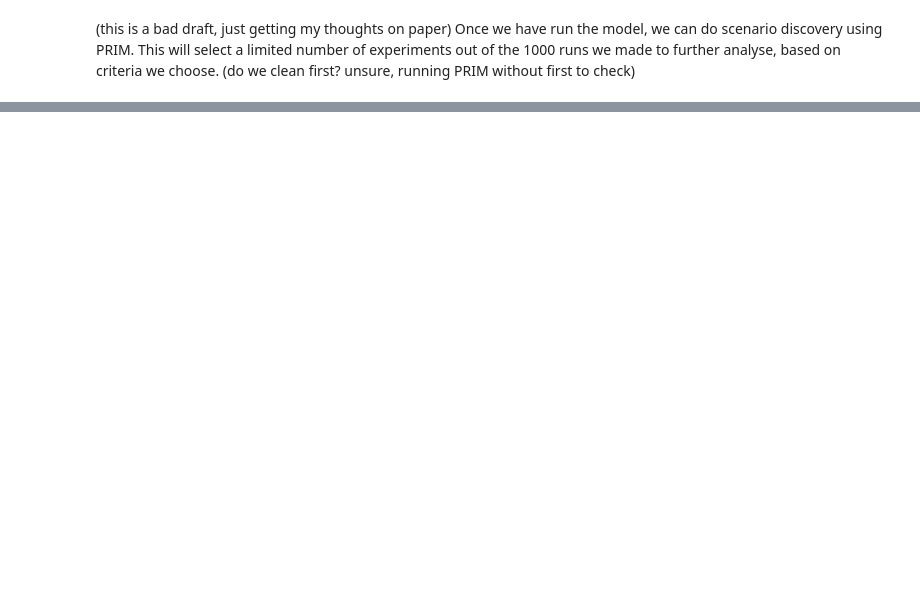
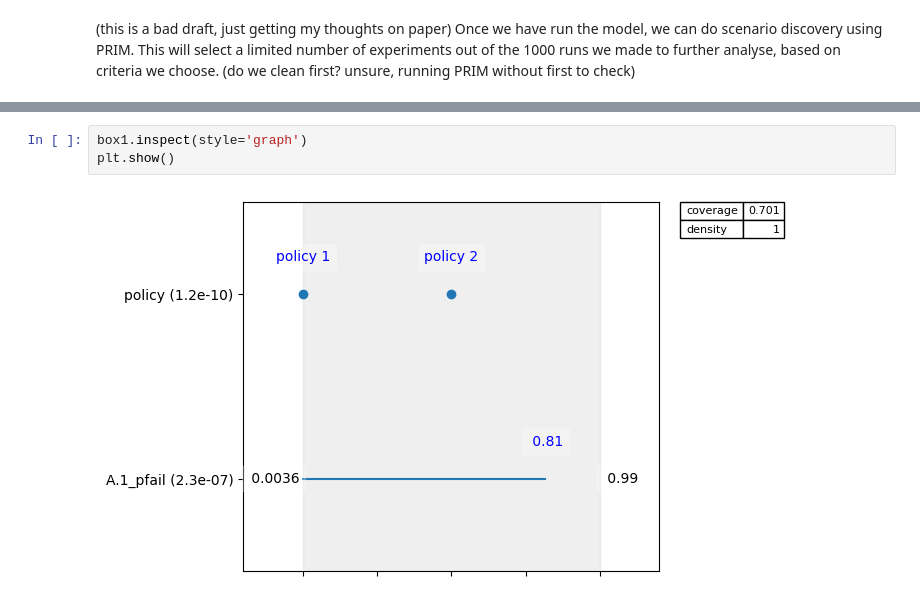
Before and after one commit to TanguiLG/Group13MBDM, a Jupyter notebook: Class Content/final assignment/Problem Formulations.ipynb, the cells around one changed output, grey strips where cells are left out. Drawn from its saved outputs; the diff is of its cells as text; blank space fills up the shorter version.

```diff
--- a/Class Content/final assignment/Problem Formulations.ipynb
+++ b/Class Content/final assignment/Problem Formulations.ipynb
@@ -221,0 +228,5 @@ AttributeError: module 'matplotlib' has no attribute 'get_data_path'
+# %%
+box1.inspect(style='graph')
+plt.show()
+# %% [output]
+[figure, added]
```
Also changed, not shown: parts of 6 cells of this notebook, 1 other file.
